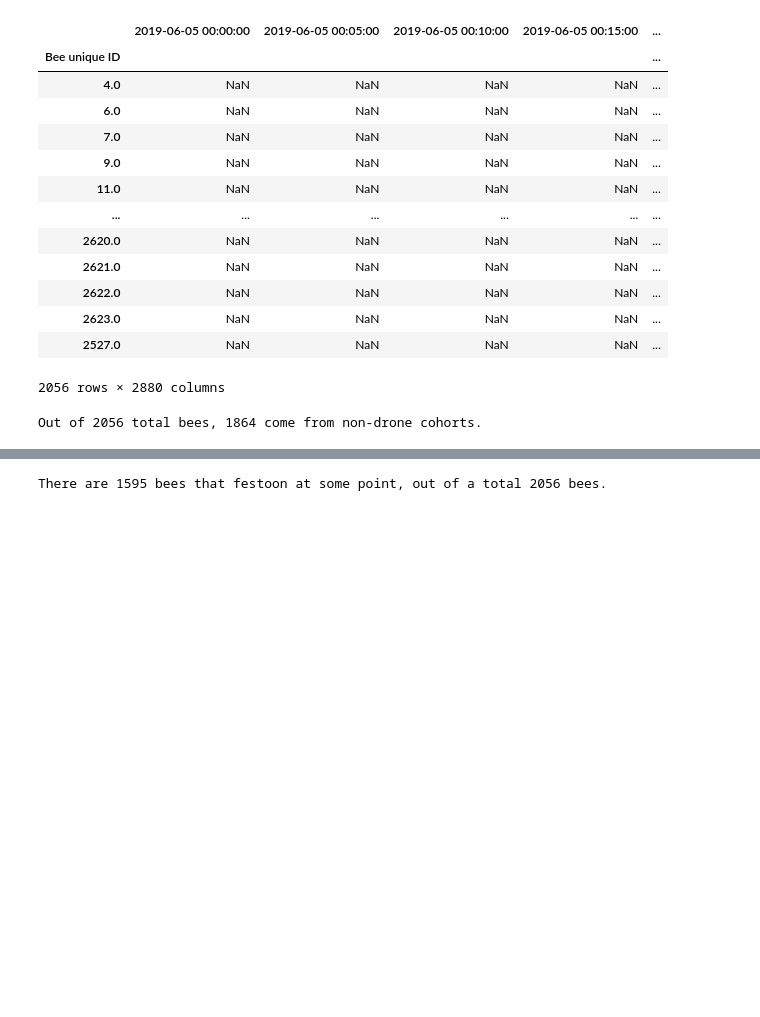
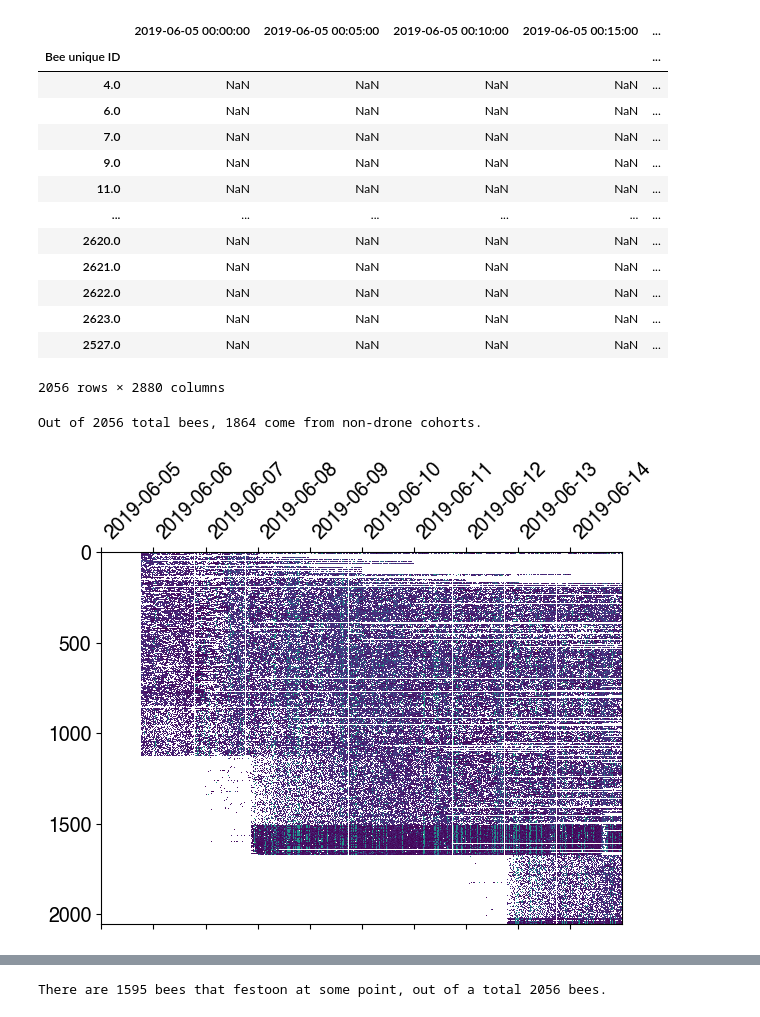
Before and after one commit to Collective-Logic-Lab/honey-bee-behavior, a Jupyter notebook: preliminary-analysis-2024-speed-bursts.ipynb, the cells around one changed output, grey strips where cells are left out. Drawn from its saved outputs; the diff is of its cells as text; code cells hidden in the pictures; blank space fills up the shorter version.

```diff
--- a/preliminary-analysis-2024-speed-bursts.ipynb
+++ b/preliminary-analysis-2024-speed-bursts.ipynb
@@ -143 +146,8 @@ Out of 2056 total bees, 1864 come from non-drone cohorts.
+# %%
+plt.matshow(speed_mat)
+skipx = 288 # 288 corresponds to ticks at midnight each day
+plt.xticks(range(speed_mat.shape[1])[::skipx],
+           [t.date() for t in speed_mat.columns[::skipx]],rotation=45,ha='left');
+# %% [output]
+[figure, added]
 # %%
```
Also changed, not shown: parts of 6 cells of this notebook.
